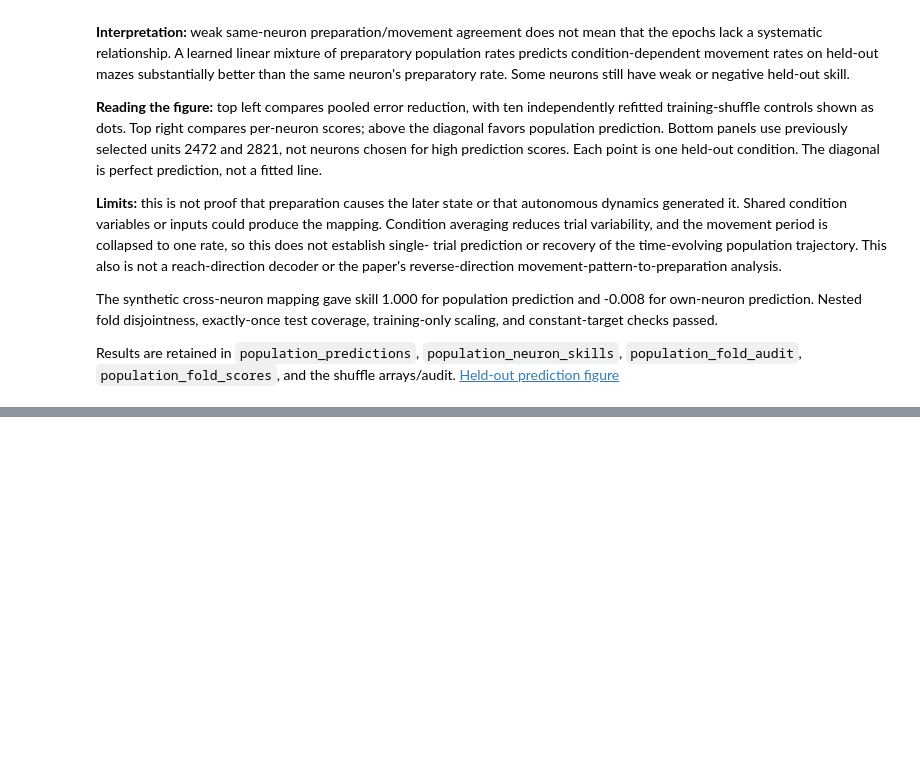
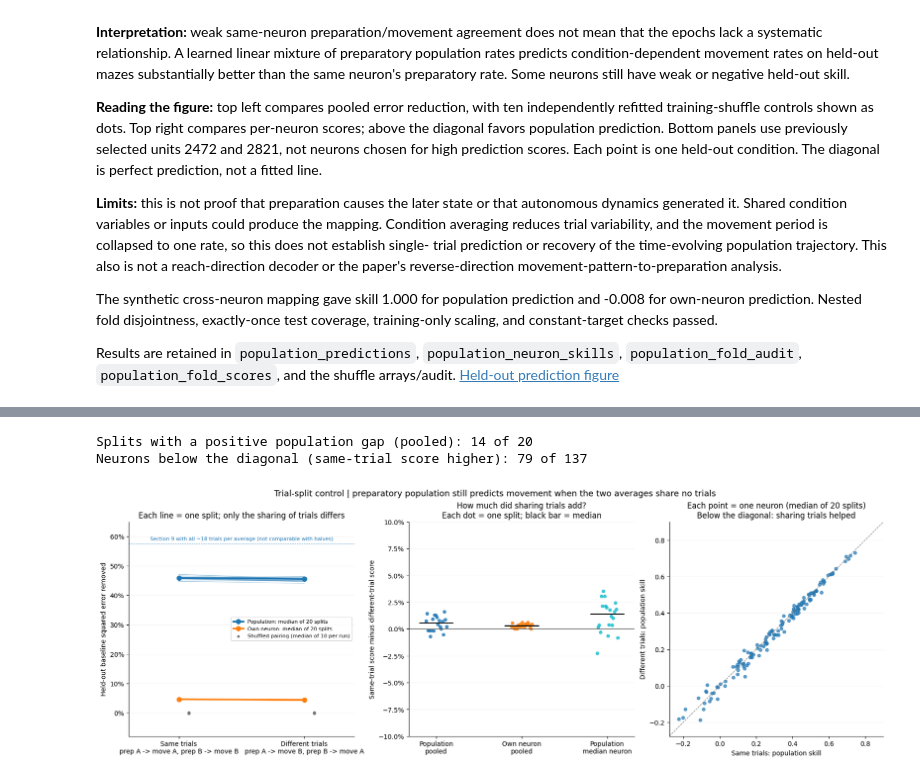
Before and after one commit to prateekkarkare/motor-cortex-population-dynamics, a Jupyter notebook: notebooks/01_load_and_explore.ipynb, the cells around one changed output, grey strips where cells are left out. Cells and saved outputs as stored; diff of their text form; code cells hidden in the pictures; blank space fills up the shorter version.

```diff
--- a/notebooks/01_load_and_explore.ipynb
+++ b/notebooks/01_load_and_explore.ipynb
@@ -2625,0 +2956,74 @@ Results are retained in `population_predictions`, `population_neuron_skills`,
+# %%
+from matplotlib.ticker import PercentFormatter
+
+
+split_figure, split_axes = plt.subplots(1, 3, figsize=(17, 5.8), constrained_layout=True)
+split_positions = np.arange(len(split_versions))
+paired_axis = split_axes[0]
+for model_name, color in [("Population", "tab:blue"), ("Own neuron", "tab:orange")]:
+    values = split_by_seed[model_name][split_versions].to_numpy()
+    paired_axis.plot(split_positions, values.T, color=color, alpha=0.25, linewidth=1)
+    paired_axis.plot(split_positions, np.median(values, axis=0), color=color, marker="o", markersize=7,
+                     linewidth=2.5, label=f"{model_name}: median of 20 splits")
+split_shuffled_values = split_by_seed["Shuffled median"][split_versions].to_numpy()
+paired_axis.scatter(np.tile(split_positions, len(split_shuffled_values)) + 0.08, split_shuffled_values.ravel(),
+                    s=9, color="0.45", label="Shuffled pairing (median of 10 per run)")
+paired_axis.axhline(population_model_skills["Population"], color="tab:blue", linestyle=":", linewidth=1)
+paired_axis.text(0.5, population_model_skills["Population"] + 0.012,
+                 "Section 9 with all ~18 trials per average (not comparable with halves)",
+                 ha="center", fontsize=8, color="tab:blue")
+paired_axis.set(
+    xticks=split_positions, xlim=(-0.4, 1.4), ylim=(-0.08, 0.65),
+    xticklabels=["Same trials\nprep A -> move A, prep B -> move B", "Different trials\nprep A -> move B, prep B -> move A"],
+    ylabel="Held-out baseline squared error removed",
+    title="Each line = one split; only the sharing of trials differs",
+)
+paired_axis.yaxis.set_major_formatter(PercentFormatter(1))
+paired_axis.legend(fontsize=8, loc="center right")
+
+gap_axis = split_axes[1]
+split_gap_styles = [("Population, pooled", "tab:blue"), ("Own neuron, pooled", "tab:orange"),
+                    ("Population, median neuron", "tab:cyan")]
+for position, (column, color) in enumerate(split_gap_styles):
+    gaps = split_gaps[column].to_numpy()
+    gap_axis.scatter(position + np.linspace(-0.12, 0.12, len(gaps)), gaps, s=20, color=color, alpha=0.8)
+    gap_axis.hlines(np.median(gaps), position - 0.2, position + 0.2, color="black", linewidth=2)
+gap_axis.axhline(0, color="0.4", linewidth=0.8)
+gap_axis.set(
+    xticks=range(len(split_gap_styles)), xticklabels=["Population\npooled", "Own neuron\npooled", "Population\nmedian neuron"],
+    ylim=(-0.1, 0.1), ylabel="Same-trial score minus different-trial score",
+    title="How much did sharing trials add?\nEach dot = one split; black bar = median",
+)
+gap_axis.yaxis.set_major_formatter(PercentFormatter(1))
+
+unit_axis = split_axes[2]
+split_population_units = split_unit_medians.xs("Population", level="model")[split_versions].dropna()
+split_unit_limits = [
+    min(-0.2, float(split_population_units.min().min()) - 0.05),
+    max(0.9, float(split_population_units.max().max()) + 0.05),
+]
+unit_axis.scatter(split_population_units["Same trials"], split_population_units["Different trials"],
+                  s=22, color="tab:blue", alpha=0.7)
+unit_axis.plot(split_unit_limits, split_unit_limits, color="0.5", linestyle="--", linewidth=0.9)
+unit_axis.set(
+    xlim=split_unit_limits, ylim=split_unit_limits, aspect="equal",
+    xlabel="Same trials: population skill", ylabel="Different trials: population skill",
+    title="Each point = one neuron (median of 20 splits)\nBelow the diagonal: sharing trials helped",
+)
+for axis in split_axes:
+    axis.spines[["top", "right"]].set_visible(False)
+    axis.grid(axis="y", alpha=0.12)
+split_figure.suptitle(
+    "Trial-split control | preparatory population still predicts movement when the two averages share no trials",
+    fontsize=13,
+)
+split_figure.savefig(TRAIN_NWB.parents[3] / "assets" / "mcmaze_trial_split_control.png", dpi=150, bbox_inches="tight")
+print("Splits with a positive population gap (pooled):", int(split_gaps["Population, pooled"].gt(0).sum()), "of 20")
+print("Neurons below the diagonal (same-trial score higher):",
+      int((split_population_units["Same trials"] > split_population_units["Different trials"]).sum()),
+      "of", len(split_population_units))
+plt.show()
+# %% [output]
+Splits with a positive population gap (pooled): 14 of 20
+Neurons below the diagonal (same-trial score higher): 79 of 137
+[figure, added]
```
Also changed, not shown: parts of 6 cells of this notebook, 3 other files.
